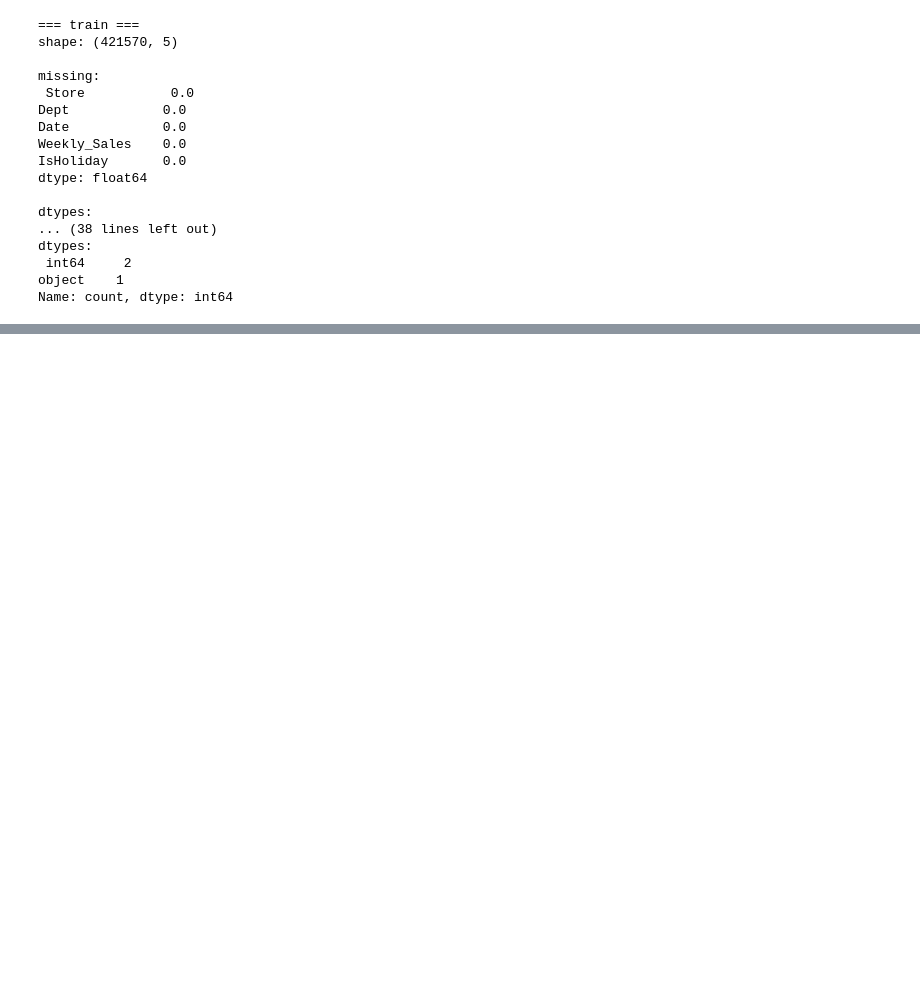
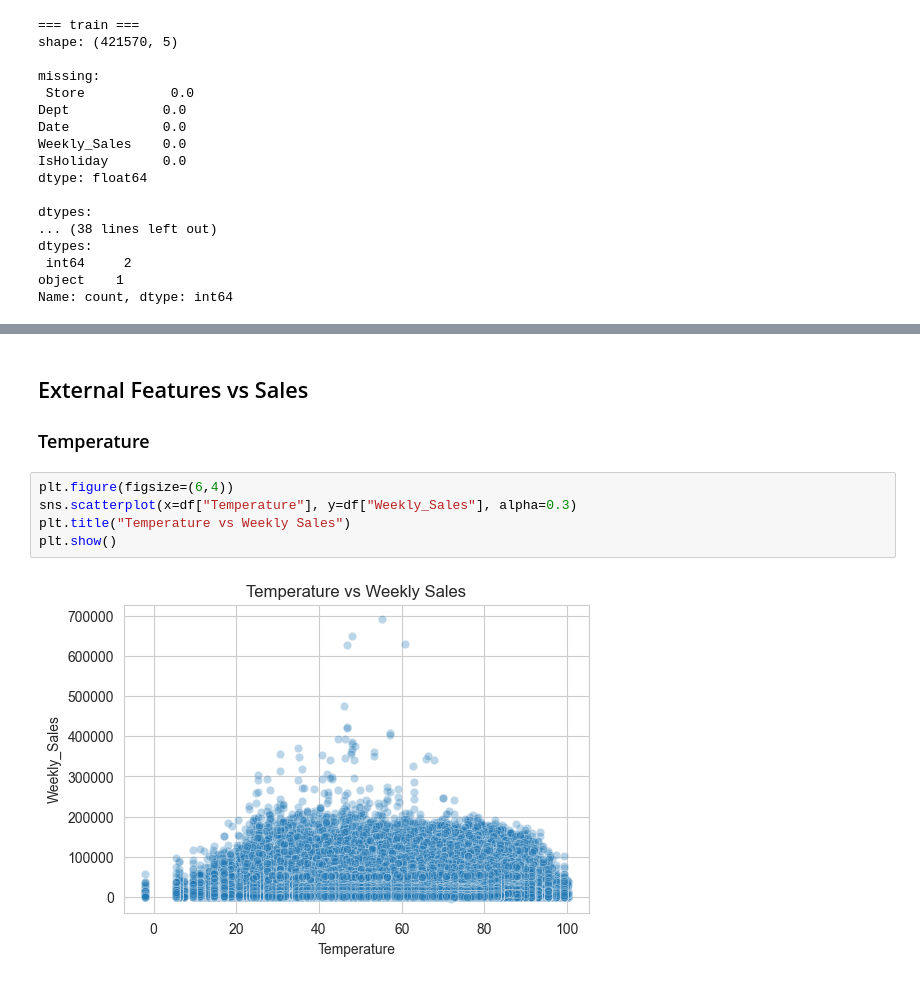
Before and after one commit to shubhro2002/demand-intelligence-system, a Jupyter notebook: notebooks/eda.ipynb, the cells around one changed output, grey strips where cells are left out. Saved outputs shown, nothing was run; the diff lists cells and outputs as text; blank space fills up the shorter version.

```diff
--- a/notebooks/eda.ipynb
+++ b/notebooks/eda.ipynb
@@ -135,0 +189,11 @@ Name: count, dtype: int64
+# %% [markdown]
+## External Features vs Sales
+
+### Temperature
+# %%
+plt.figure(figsize=(6,4))
+sns.scatterplot(x=df["Temperature"], y=df["Weekly_Sales"], alpha=0.3)
+plt.title("Temperature vs Weekly Sales")
+plt.show()
+# %% [output]
+[figure, added]
```
Also changed, not shown: parts of 20 cells of this notebook, 1 other file.
